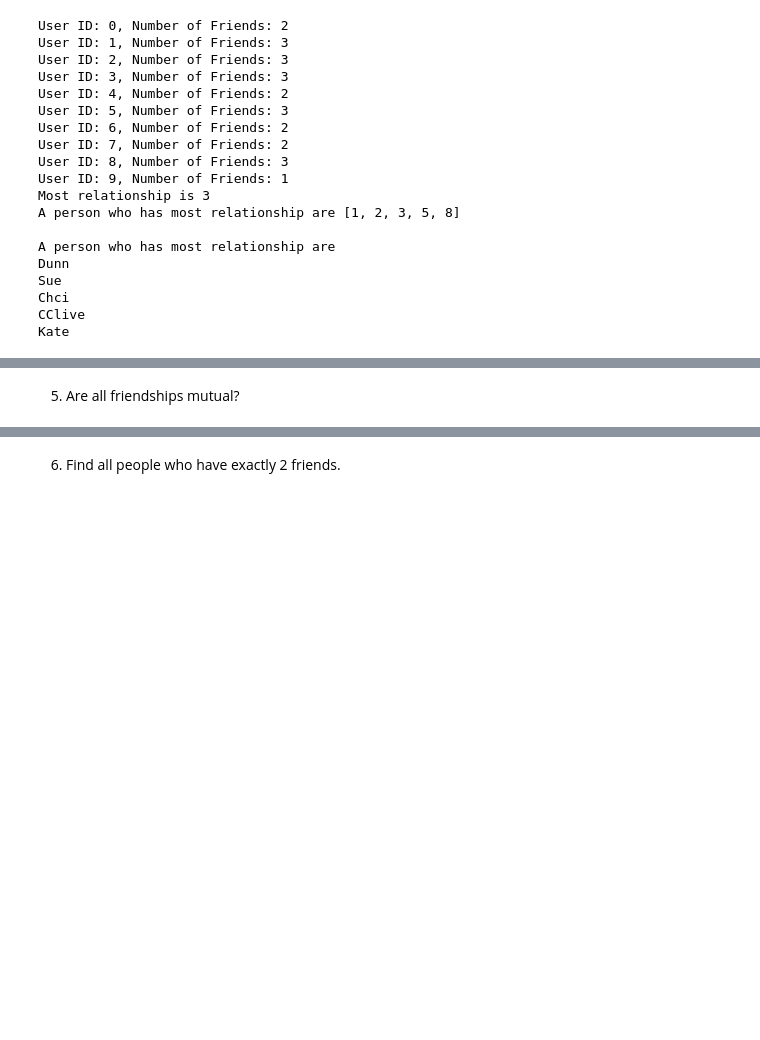
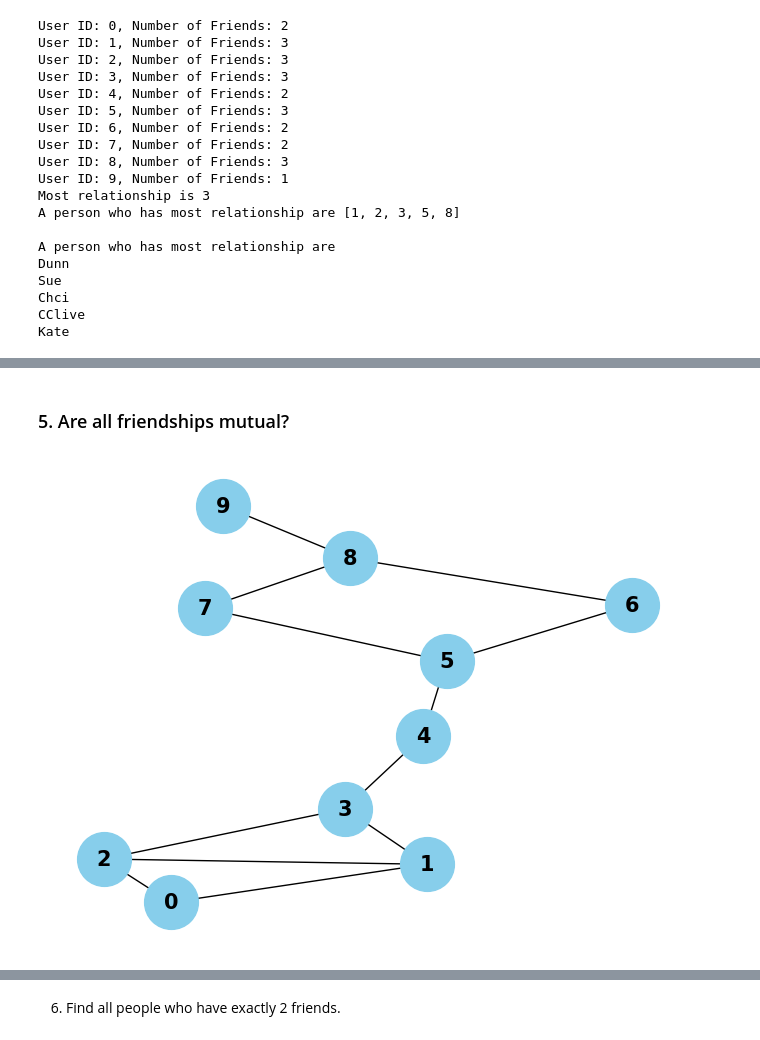
Before and after one commit to J1gsaww/Node-of-relationship-practice, a Jupyter notebook: Friendship_pair.ipynb, the cells around one changed output, grey strips where cells are left out. Cells and saved outputs as stored; diff of their text form; code cells hidden in the pictures; blank space fills up the shorter version.

```diff
--- a/Friendship_pair.ipynb
+++ b/Friendship_pair.ipynb
@@ -235,2 +370,7 @@ IndexError: list assignment index out of range
 # %% [markdown]
-5. Are all friendships mutual?
+### 5. Are all friendships mutual?
+# %%
+nx.draw(G, with_labels=True, node_color='skyblue', node_size=1500, font_size=15, font_color='black', font_weight='bold')
+plt.show()
+# %% [output]
+[figure, added]
```
Also changed, not shown: parts of 14 cells of this notebook.
